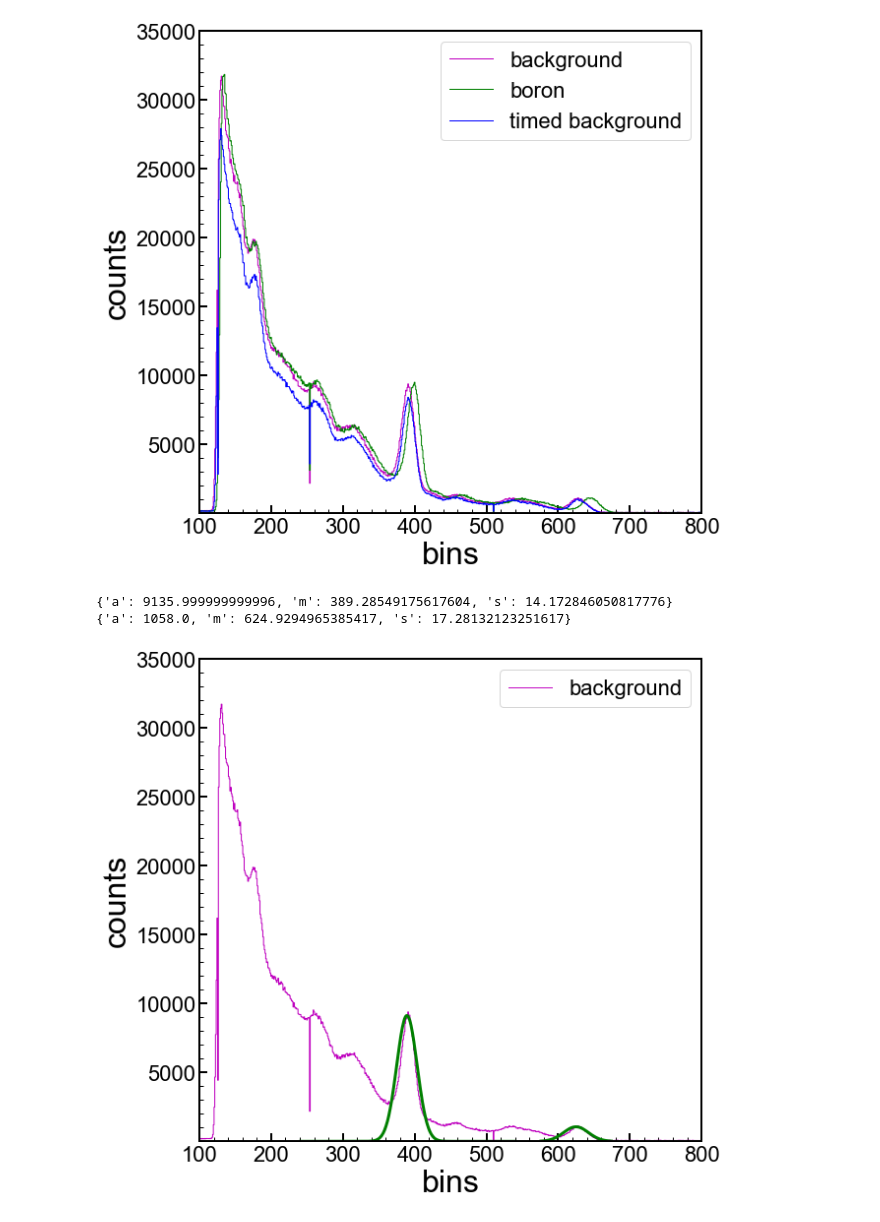
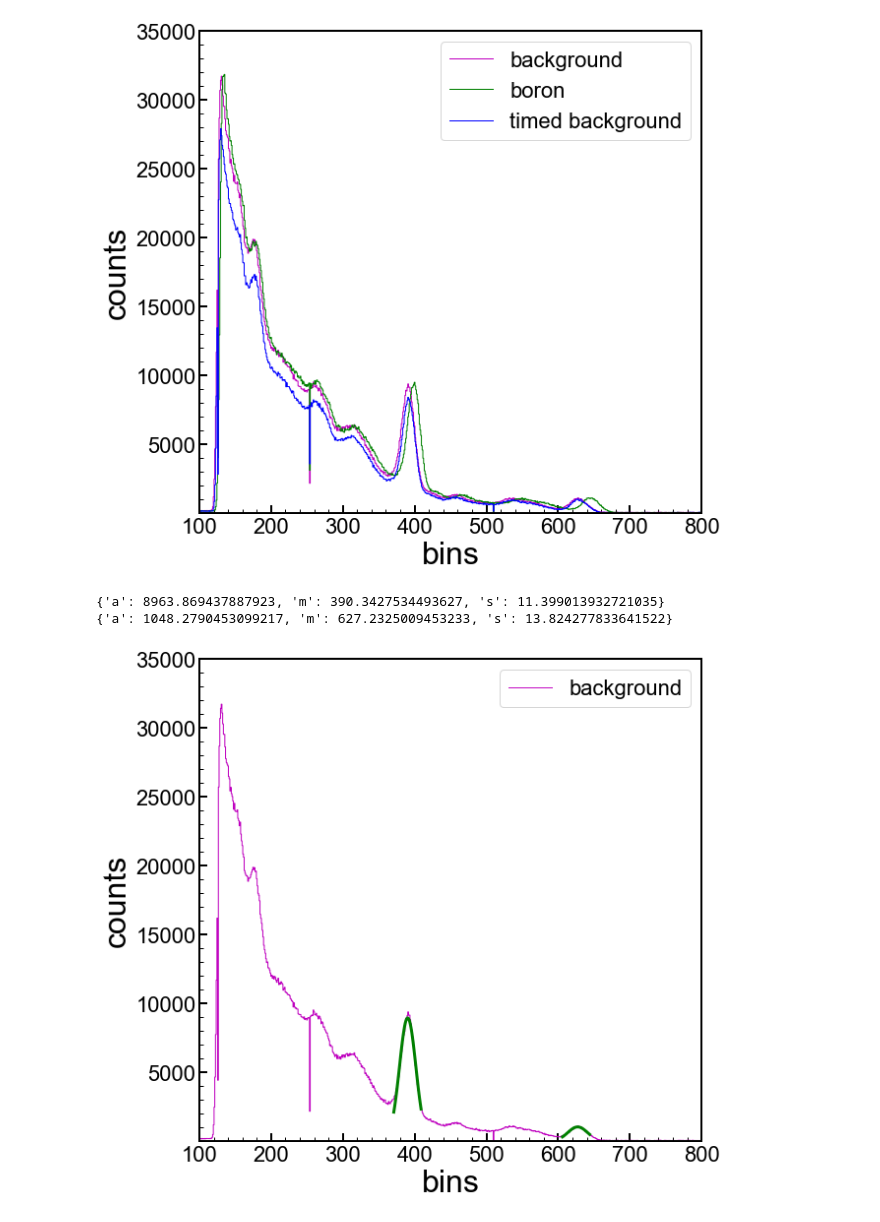
Before and after one commit to villano-lab/Boron-Absorption, a Jupyter notebook: therm-neut-meas/spectral-subtraction.ipynb, the cells around one changed output. Cells and saved outputs as stored; diff of their text form; code cells hidden in the pictures.

```diff
--- a/therm-neut-meas/spectral-subtraction.ipynb
+++ b/therm-neut-meas/spectral-subtraction.ipynb
@@ -141,18 +143,20 @@ interpolatey = interpolated(fine)
 # %%
 a=390
+arange=20
 gauss_params.add('m',value=a,vary=True)
-gauss_params.add('a',value=interpolatey[fine==a][0],vary=False)
-fita = gauss_mod.fit(interpolatey[abs(fine - a) < 150],gauss_params,x=fine[abs(fine - a) < 150])
+gauss_params.add('a',value=interpolatey[fine==a][0],vary=True)
+fita = gauss_mod.fit(interpolatey[abs(fine - a) < arange],gauss_params,x=fine[abs(fine - a) < arange])
 print(fita.best_values)
 
 b=625
+brange=20
 gauss_params.add('m',value=b,vary=True)
-gauss_params.add('a',value=interpolatey[fine==b][0],vary=False)
-fitb = gauss_mod.fit(interpolatey[abs(fine - b) < 50],gauss_params,x=fine[abs(fine - b) < 50])
+gauss_params.add('a',value=interpolatey[fine==b][0],vary=True)
+fitb = gauss_mod.fit(interpolatey[abs(fine - b) < brange],gauss_params,x=fine[abs(fine - b) < brange])
 print(fitb.best_values)
 # %% [output]
-{'a': 9135.999999999996, 'm': 389.28549175617604, 's': 14.172846050817776}
-{'a': 1058.0, 'm': 624.9294965385417, 's': 17.28132123251617}
+{'a': 8963.869437887923, 'm': 390.3427534493627, 's': 11.399013932721035}
+{'a': 1048.2790453099217, 'm': 627.2325009453233, 's': 13.824277833641522}
 # %%
 #set up a 1d plot
 fig,axes = plt.subplots(1,1,figsize=(9.0,8.0),sharex=True)
@@ -166,36 +170,36 @@ stepsize=100
 #ax1.step(bknd_bins,bknd_cnts, where='mid',color='m', linestyle='-', \
 #            label='background', linewidth=2)
 ax1.step(bknd_bins,bknd_cnts,color='m',where='mid', linestyle='-',label='background', linewidth=1)
-plt.plot(fine[abs(fine - a) < 150],fita.best_fit,color='green',linewidth=3)
-plt.plot(fine[abs(fine - b) < 50],fitb.best_fit,color='green',linewidth=3)
+plt.plot(fine[abs(fine - a) < arange],fita.best_fit,color='green',linewidth=3)
+plt.plot(fine[abs(fine - b) < brange],fitb.best_fit,color='green',linewidth=3)
 
 
 ymin = 1.0
 ymax = 35000.0
 
 
 #ax1.fill_between(bknd_bins,np.zeros(np.shape(bknd_bins)),bknd_cnts,step='mid',facecolor='m',alpha=0.4, \
 #                 label='')
 
 
 
 ax1.set_yscale('linear')
 #ax1.set_yscale('log')
 ax1.set_xlim(xmin, xmax)
 ax1.set_ylim(ymin,ymax)
 ax1.set_xlabel(r'bins')
 ax1.set_ylabel('counts')
 #ax1.grid(True)
 #ax1.yaxis.grid(True,which='minor',linestyle='--')
 ax1.legend(loc=1,prop={'size':22})
 #ax1.legend(bbox_to_anchor=(1.04,1),borderaxespad=0,prop={'size':22})
 
 for axis in ['top','bottom','left','right']:
   ax1.spines[axis].set_linewidth(2)
 
 plt.tight_layout()
 #plt.savefig('paper_figures/MSyieldHist_Figure3a.eps')
 #plt.savefig('paper_figures/MSyieldHist_Figure3a.pdf')
 plt.show()
 # %% [output]
-[figure, old version]
+[figure, new version]
```
Also changed, not shown: parts of 1 cell of this notebook.
